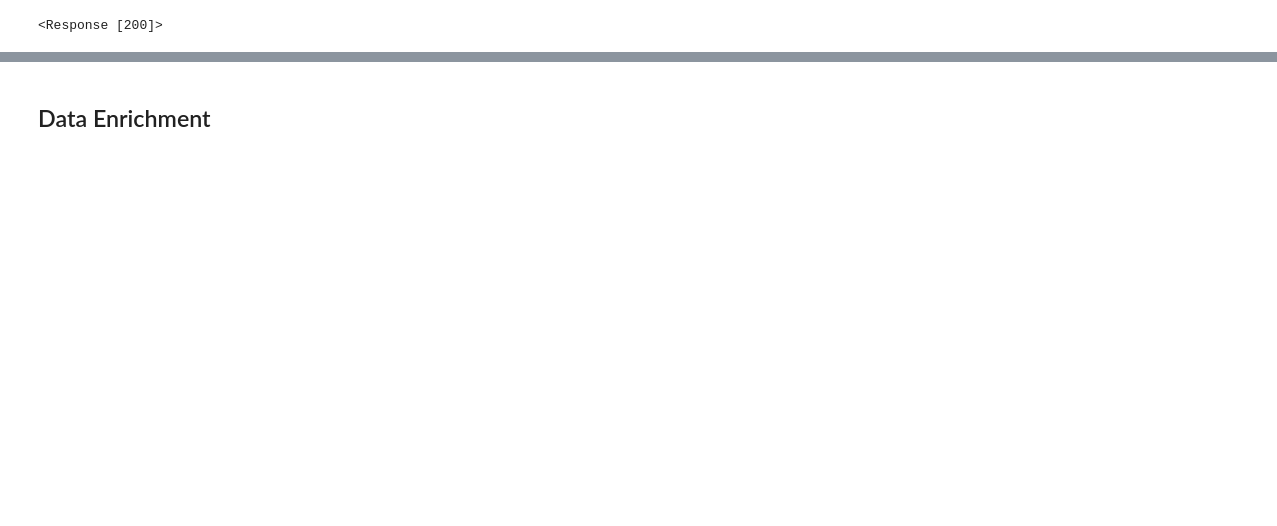
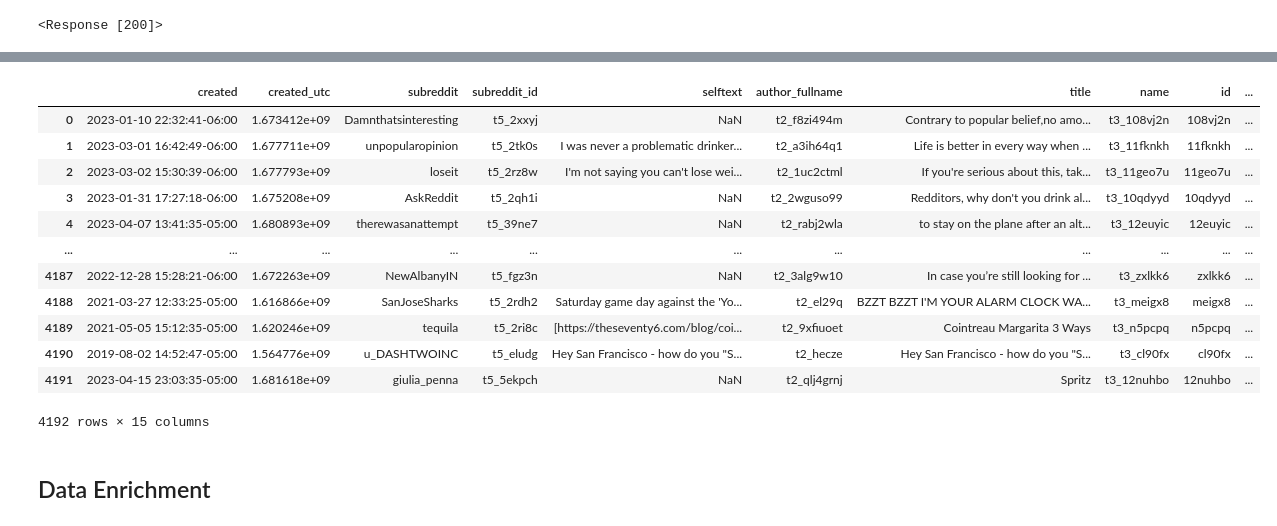
Before and after one commit to stvnchnsn/whitespace_detector, a Jupyter notebook: Exploratory.ipynb, the cells around one changed output, grey strips where cells are left out. Drawn from its saved outputs; the diff is of its cells as text; code cells hidden in the pictures; blank space fills up the shorter version.

```diff
--- a/Exploratory.ipynb
+++ b/Exploratory.ipynb
@@ -75,3 +122,19 @@ results_df = pd.read_csv('./data/alcohol_reddit_04202023', index_col = 0)
+# %%
+results_df
+# %% [output]
+|  | created | created_utc | subreddit | subreddit_id | selftext | author_fullname | title | name | id | ... |
+| 0 | 2023-01-10 22:32:41-06:00 | 1.673412e+09 | Damnthatsinteresting | t5_2xxyj | NaN | t2_f8zi494m | Contrary to popular belief,no amo... | t3_108vj2n | 108vj2n | ... |
+| 1 | 2023-03-01 16:42:49-06:00 | 1.677711e+09 | unpopularopinion | t5_2tk0s | I was never a problematic drinker... | t2_a3ih64q1 | Life is better in every way when ... | t3_11fknkh | 11fknkh | ... |
+| 2 | 2023-03-02 15:30:39-06:00 | 1.677793e+09 | loseit | t5_2rz8w | I'm not saying you can't lose wei... | t2_1uc2ctml | If you're serious about this, tak... | t3_11geo7u | 11geo7u | ... |
+| 3 | 2023-01-31 17:27:18-06:00 | 1.675208e+09 | AskReddit | t5_2qh1i | NaN | t2_2wguso99 | Redditors, why don't you drink al... | t3_10qdyyd | 10qdyyd | ... |
+| 4 | 2023-04-07 13:41:35-05:00 | 1.680893e+09 | therewasanattempt | t5_39ne7 | NaN | t2_rabj2wla | to stay on the plane after an alt... | t3_12euyic | 12euyic | ... |
+| ... | ... | ... | ... | ... | ... | ... | ... | ... | ... | ... |
+| 4187 | 2022-12-28 15:28:21-06:00 | 1.672263e+09 | NewAlbanyIN | t5_fgz3n | NaN | t2_3alg9w10 | In case you’re still looking for ... | t3_zxlkk6 | zxlkk6 | ... |
+| 4188 | 2021-03-27 12:33:25-05:00 | 1.616866e+09 | SanJoseSharks | t5_2rdh2 | Saturday game day against the 'Yo... | t2_el29q | BZZT BZZT I'M YOUR ALARM CLOCK WA... | t3_meigx8 | meigx8 | ... |
+| 4189 | 2021-05-05 15:12:35-05:00 | 1.620246e+09 | tequila | t5_2ri8c | [https://theseventy6.com/blog/coi... | t2_9xfiuoet | Cointreau Margarita 3 Ways | t3_n5pcpq | n5pcpq | ... |
+| 4190 | 2019-08-02 14:52:47-05:00 | 1.564776e+09 | u_DASHTWOINC | t5_eludg | Hey San Francisco - how do you "S... | t2_hecze | Hey San Francisco - how do you "S... | t3_cl90fx | cl90fx | ... |
+| 4191 | 2023-04-15 23:03:35-05:00 | 1.681618e+09 | giulia_penna | t5_5ekpch | NaN | t2_qlj4grnj | Spritz | t3_12nuhbo | 12nuhbo | ... |
+4192 rows × 15 columns
 # %% [markdown]
 ## Data Enrichment
 # %%
```
Also changed, not shown: parts of 50 cells of this notebook, 1 other file.
